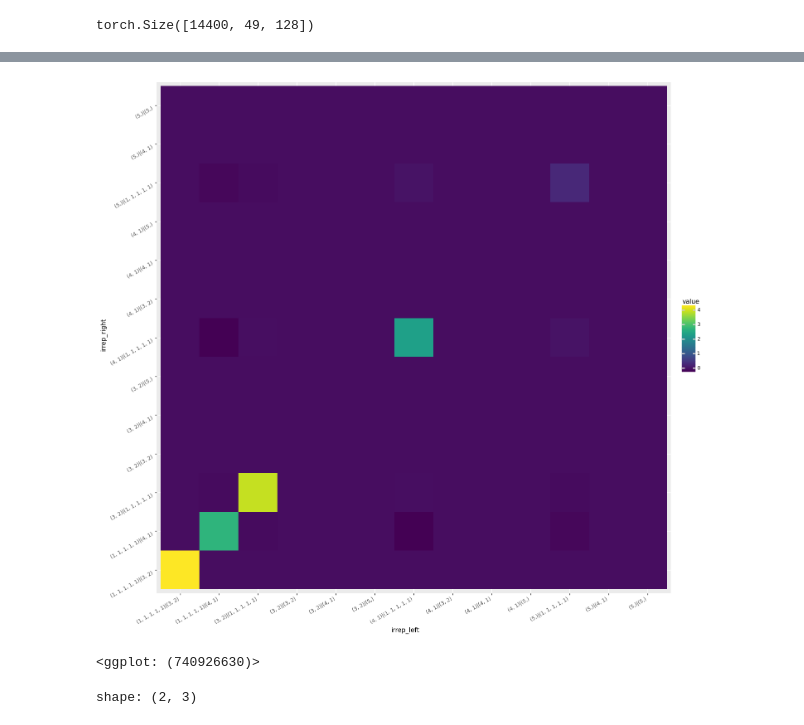
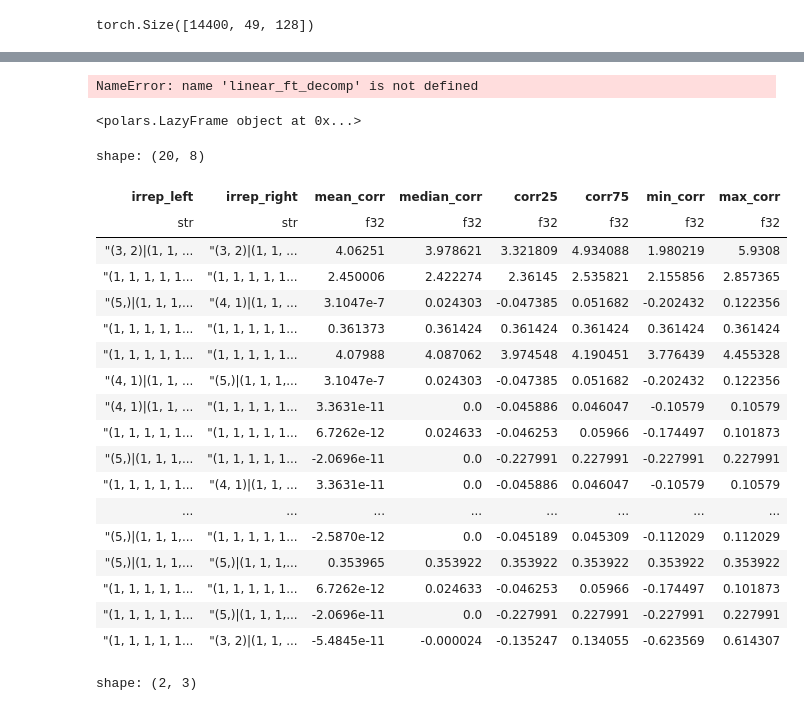
Before and after one commit to dashstander/sn-grok, a Jupyter notebook: power_analysis.ipynb, the cells around one changed output, grey strips where cells are left out. Drawn from its saved outputs; the diff is of its cells as text; code cells hidden in the pictures.

```diff
--- a/power_analysis.ipynb
+++ b/power_analysis.ipynb
@@ -202,3 +210,5 @@ linear_ft_decomp = sn_fourier_basis_2d(linear_ft, 5)
+# %%
+linear_ft_decomp = sn_fourier_basis_2d(linear_ft, 5, 'cuda')
 # %%
 linear_ft_decomp.shape
 # %% [output]
@@ -232,7 +219,4 @@ shape: (5, 50)
 # %%
-import pandas as pd
-
-
 import functorch
 
 batch_cov = functorch.vmap(torch.cov, in_dims=(0,))
@@ -256,7 +240,7 @@ irreps = [
     "(3, 2)|(5,)"
 ]
 
-cov_df = pl.DataFrame(torch.cov(linear_ft_decomp[1009]).numpy(), schema=partition_pairs)
+cov_df = pl.DataFrame(torch.cov(linear_ft_decomp[1009]).detach().cpu().numpy(), schema=partition_pairs)
 cov_df.insert_at_idx(0, pl.Series('irrep_left', partition_pairs))
 df = cov_df.melt(id_vars='irrep_left', variable_name='irrep_right').filter(
     pl.col('irrep_left').is_in(irreps) & pl.col('irrep_right').is_in(irreps)
@@ -271,17 +255,16 @@ df = cov_df.melt(id_vars='irrep_left', variable_name='irrep_right').filter(
         figure_size=(16, 16))
 )
 # %% [output]
-[figure, removed]
-<ggplot: (740926630)>
+NameError: name 'linear_ft_decomp' is not defined
 # %%
-all_covs = batch_cov(linear_ft_decomp)
+all_covs = batch_cov(linear_ft_decomp).detach().cpu()
 
 
 def get_cov_df(covariances):
     data = []
     for i, cov in enumerate(covariances):
         assert cov.shape == (49, 49)
-        cov_df = pl.DataFrame(torch.cov(linear_ft_decomp[532]).numpy(), schema=partition_pairs)
+        cov_df = pl.DataFrame(cov.to(torch.float32).numpy(), schema=partition_pairs)
         cov_df.insert_at_idx(0, pl.Series('irrep_left', partition_pairs))
         cov_df = cov_df.melt(id_vars='irrep_left', variable_name='irrep_right')
         cov_df.insert_at_idx(0, pl.Series('index', [i]*cov_df.shape[0]))
@@ -289,10 +272,45 @@ def get_cov_df(covariances):
     return pl.concat(data, how='vertical')
 
 cov_data = get_cov_df(all_covs)
+# %%
+cov_data = cov_data.lazy()
+# %%
+cov_data
+# %% [output]
+<polars.LazyFrame object at 0x...>
 # %%
-(ggplot(cov_data.filter(pl.col('irrep_left').is_in(irreps) & pl.col('irrep_right').is_in(irreps)),
-        aes(x='value')) + geom_histogram() + facet_wrap('~irrep_left+irrep_right')
-)
+(cov_data
+ #.filter(pl.col('irrep_left').is_in(irreps) & pl.col('irrep_right').is_in(irreps))
+ .groupby(['irrep_left', 'irrep_right'])
+ .agg([
+     pl.col('value').mean().alias('mean_corr'),
+     pl.col('value').median().alias('median_corr'),
+     pl.col('value').quantile(0.25).alias('corr25'),
+     pl.col('value').quantile(0.75).alias('corr75'),
+     pl.col('value').min().alias('min_corr'),
+     pl.col('value').max().alias('max_corr')
+ ]).filter((pl.col('max_corr') > 0.1) | (pl.col('min_corr') < -0.1))
+).collect()
+# %% [output]
+shape: (20, 8)
+| irrep_left | irrep_right | mean_corr | median_corr | corr25 | corr75 | min_corr | max_corr |
+| str | str | f32 | f32 | f32 | f32 | f32 | f32 |
+| "(3, 2)|(1, 1, ... | "(3, 2)|(1, 1, ... | 4.06251 | 3.978621 | 3.321809 | 4.934088 | 1.980219 | 5.9308 |
+| "(1, 1, 1, 1, 1... | "(1, 1, 1, 1, 1... | 2.450006 | 2.422274 | 2.36145 | 2.535821 | 2.155856 | 2.857365 |
+| "(5,)|(1, 1, 1,... | "(4, 1)|(1, 1, ... | 3.1047e-7 | 0.024303 | -0.047385 | 0.051682 | -0.202432 | 0.122356 |
+| "(1, 1, 1, 1, 1... | "(1, 1, 1, 1, 1... | 0.361373 | 0.361424 | 0.361424 | 0.361424 | 0.361424 | 0.361424 |
+| "(1, 1, 1, 1, 1... | "(1, 1, 1, 1, 1... | 4.07988 | 4.087062 | 3.974548 | 4.190451 | 3.776439 | 4.455328 |
+| "(4, 1)|(1, 1, ... | "(5,)|(1, 1, 1,... | 3.1047e-7 | 0.024303 | -0.047385 | 0.051682 | -0.202432 | 0.122356 |
+| "(4, 1)|(1, 1, ... | "(1, 1, 1, 1, 1... | 3.3631e-11 | 0.0 | -0.045886 | 0.046047 | -0.10579 | 0.10579 |
+| "(1, 1, 1, 1, 1... | "(1, 1, 1, 1, 1... | 6.7262e-12 | 0.024633 | -0.046253 | 0.05966 | -0.174497 | 0.101873 |
+| "(5,)|(1, 1, 1,... | "(1, 1, 1, 1, 1... | -2.0696e-11 | 0.0 | -0.227991 | 0.227991 | -0.227991 | 0.227991 |
+| "(1, 1, 1, 1, 1... | "(4, 1)|(1, 1, ... | 3.3631e-11 | 0.0 | -0.045886 | 0.046047 | -0.10579 | 0.10579 |
+| ... | ... | ... | ... | ... | ... | ... | ... |
+| "(5,)|(1, 1, 1,... | "(1, 1, 1, 1, 1... | -2.5870e-12 | 0.0 | -0.045189 | 0.045309 | -0.112029 | 0.112029 |
+| "(5,)|(1, 1, 1,... | "(5,)|(1, 1, 1,... | 0.353965 | 0.353922 | 0.353922 | 0.353922 | 0.353922 | 0.353922 |
+| "(1, 1, 1, 1, 1... | "(1, 1, 1, 1, 1... | 6.7262e-12 | 0.024633 | -0.046253 | 0.05966 | -0.174497 | 0.101873 |
+| "(1, 1, 1, 1, 1... | "(5,)|(1, 1, 1,... | -2.0696e-11 | 0.0 | -0.227991 | 0.227991 | -0.227991 | 0.227991 |
+| "(1, 1, 1, 1, 1... | "(3, 2)|(1, 1, ... | -5.4845e-11 | -0.000024 | -0.135247 | 0.134055 | -0.623569 | 0.614307 |
 # %%
 cov_df = pl.DataFrame(torch.cov(linear_ft_decomp[532]).numpy(), schema=partition_pairs)
 cov_df.insert_at_idx(0, pl.Series('irrep_left', partition_pairs))
```
Also changed, not shown: parts of 38 cells of this notebook, 2 other files.
